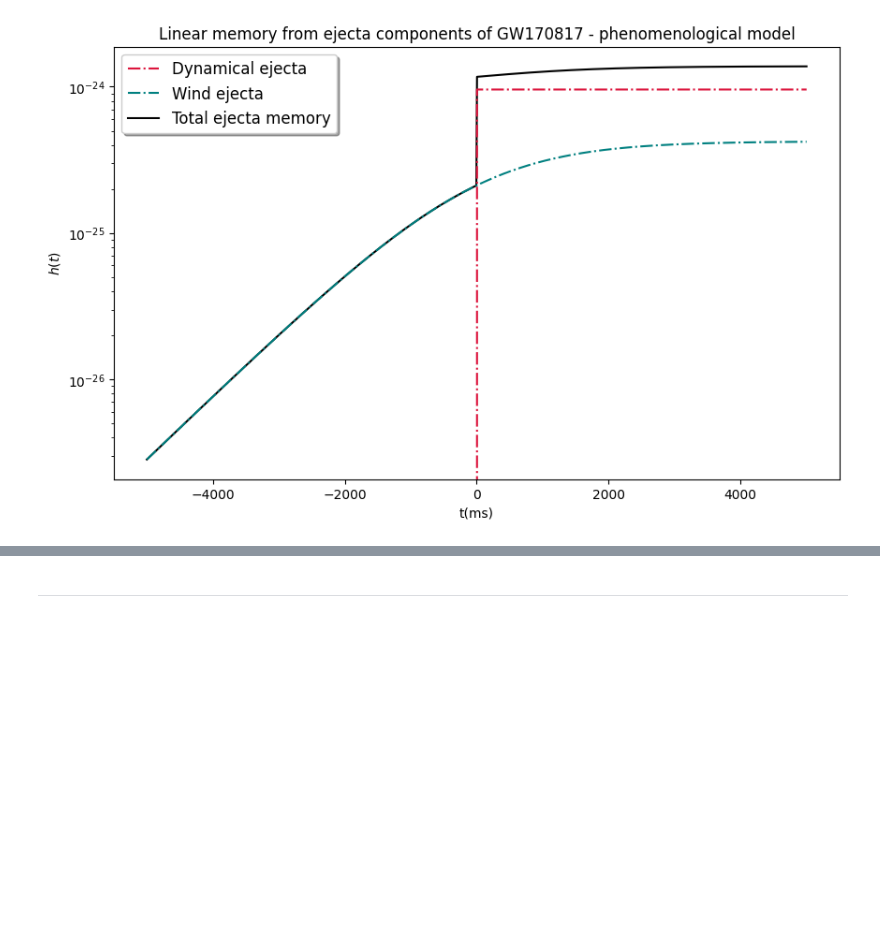
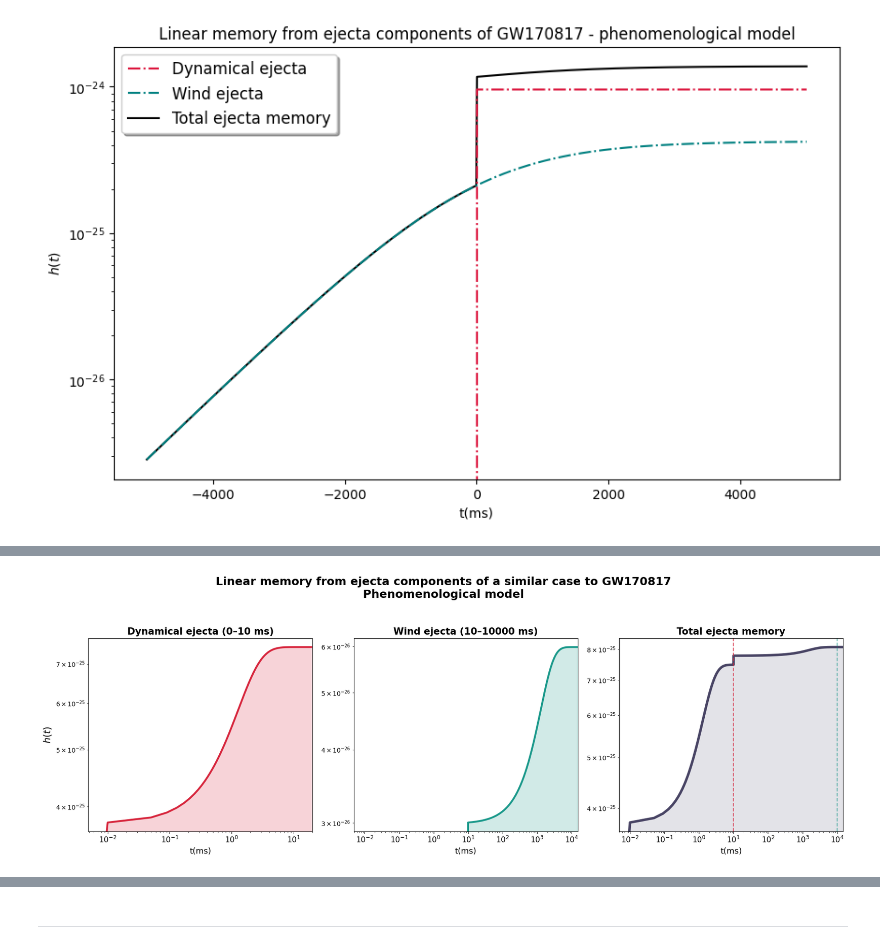
Before and after one commit to ThomasBastro/Memory_effect, a Jupyter notebook: Memory_Lopez/Lopez_reproduction.ipynb, the cells around one changed output, grey strips where cells are left out. Saved outputs shown, nothing was run; the diff lists cells and outputs as text; code cells hidden in the pictures; blank space fills up the shorter version.

Commit message:
Phenomological model & windowed memory

```diff
--- a/Memory_Lopez/Lopez_reproduction.ipynb
+++ b/Memory_Lopez/Lopez_reproduction.ipynb
@@ -1677,0 +1690,83 @@ Apply masks to be more physically realistic with statrt and end times of the eje
+# %%
+def linear_memory_ejecta_masked(t, M_ej, v_ej, tau, r, start_ms, end_ms, model='exponential'):
+    """
+    Mémoire linéaire qui s'active à start_ms et reste constante à la valeur atteinte à end_ms.
+    - Avant start_ms : 0
+    - Entre start_ms et end_ms : évolution selon le modèle demandé
+    - Après end_ms : valeur atteinte à end_ms (saturation)
+    """
+    delta_h = 2 * G_SI / (C_SI**4 * r) * M_ej * v_ej**2
+    if model == 'exponential':
+        h_t = delta_h / (1 + np.exp(-t / tau))
+    elif model == 'tanh':
+        h_t = delta_h * 0.5 * np.tanh(t/tau) + delta_h * 0.5
+    else:
+        raise ValueError("Model must be 'exponential' or 'tanh'")
+    h_masked = np.zeros_like(t)
+    # Avant start_ms : 0
+    mask_active = (t >= start_ms) & (t <= end_ms)
+    mask_after = t > end_ms
+    # Pendant la phase active
+    h_masked[mask_active] = h_t[mask_active]
+    # Après end_ms : valeur atteinte juste avant end_ms
+    if np.any(mask_active):
+        last_val = h_t[mask_active][-1]
+        h_masked[mask_after] = last_val
+    return h_masked
+
+# Paramètres (voir Table 1 de https://arxiv.org/pdf/1912.05659)
+M_ej_dyn = 0.5*1e-2 * MSUN_SI
+v_ej_dyn = 0.25 * C_SI
+tau_dyn_ms = 1  # ms
+
+M_ej_wind = 0.01 * MSUN_SI
+v_ej_wind = 0.05 * C_SI
+tau_wind = 1e3  # ms
+
+r = 40 * PC_SI * 1e6
+t = np.linspace(-5., 15., 500000) * 1e3  # ms
+
+# Masks physiques
+start_dyn, end_dyn = 0, 10 # à modifier selon les simulations et hypothèses (EOS, mass ratio, etc)
+start_wind, end_wind = 10, 10e3 # idem pour le wind (à voir selon les considérations : viscosity driven wind, neutrinos ou autre)
+
+h_dyn = linear_memory_ejecta_masked(t, M_ej_dyn, v_ej_dyn, tau_dyn_ms, r, start_dyn, end_dyn, model='exponential')
+h_wind = linear_memory_ejecta_masked(t, M_ej_wind, v_ej_wind, tau_wind, r, start_wind, end_wind, model='exponential')
+h_tot = h_dyn + h_wind
+
+# Plot
+fig, axes = plt.subplots(1, 3, figsize=(18, 6))
+
+axes[0].loglog(t, h_dyn, color='#D7263D', linewidth=3)
+axes[0].fill_between(t, h_dyn, 0, color='#D7263D', alpha=0.2)
+axes[0].set_title(f"Dynamical ejecta ({start_dyn:.0f}–{end_dyn:.0f} ms)", fontsize=15, fontweight='bold')
+axes[0].set_xlabel("t(ms)", fontsize=13)
+axes[0].set_xlim(-3, end_dyn + 10)
+axes[0].set_yscale('log')
+axes[0].tick_params(axis='both', labelsize=12)
+
+axes[1].loglog(t, h_wind, color='#1B998B', linewidth=3)
+axes[1].fill_between(t, h_wind, 0, color='#1B998B', alpha=0.2)
+axes[1].set_title(f"Wind ejecta ({start_wind:.0f}–{end_wind:.0f} ms)", fontsize=15, fontweight='bold')
+axes[1].set_xlabel("t(ms)", fontsize=13)
+axes[1].set_xlim(-3, end_wind + 5000)
+axes[1].set_yscale('log')
+axes[1].tick_params(axis='both', labelsize=12)
+
+axes[2].loglog(t, h_tot, color='#2E294E', linewidth=4, alpha=0.85)
+axes[2].fill_between(t, h_tot, 0, color='#2E294E', alpha=0.13)
+axes[2].set_title("Total ejecta memory", fontsize=15, fontweight='bold')
+axes[2].set_xlabel("t(ms)", fontsize=13)
+axes[2].axvline(end_dyn, color='#D7263D', linestyle='--', alpha=0.7)
+axes[2].axvline(end_wind, color='#1B998B', linestyle='--', alpha=0.7)
+#axes[2].fill_between(t, h_dyn, 0, color='#D7263D', alpha=0.2)
+#axes[2].fill_between(t, h_wind, 0, color='#1B998B', alpha=0.2)
+axes[2].set_xlim(-3, end_wind + 5000)
+axes[2].tick_params(axis='both', labelsize=12)
+
+axes[0].set_ylabel(r"$h(t)$", fontsize=15, fontweight='bold')
+fig.suptitle("Linear memory from ejecta components of a similar case to GW170817\nPhenomenological model", fontsize=18, fontweight='bold', y=1.05)
+plt.tight_layout()
+plt.show()
+# %% [output]
+[figure, added]
```
Also changed, not shown: parts of 3 cells of this notebook, 3 other files.
